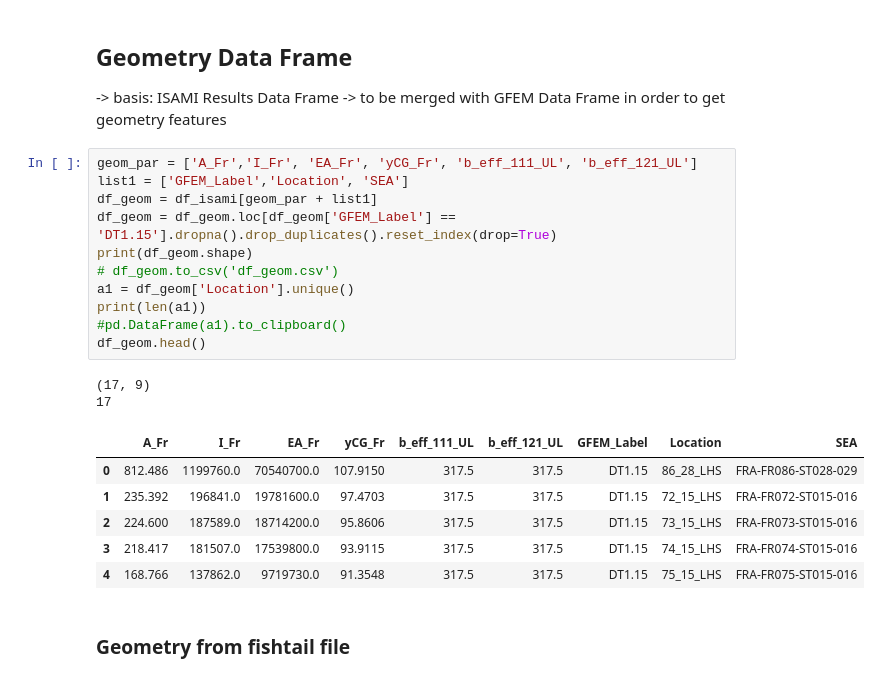
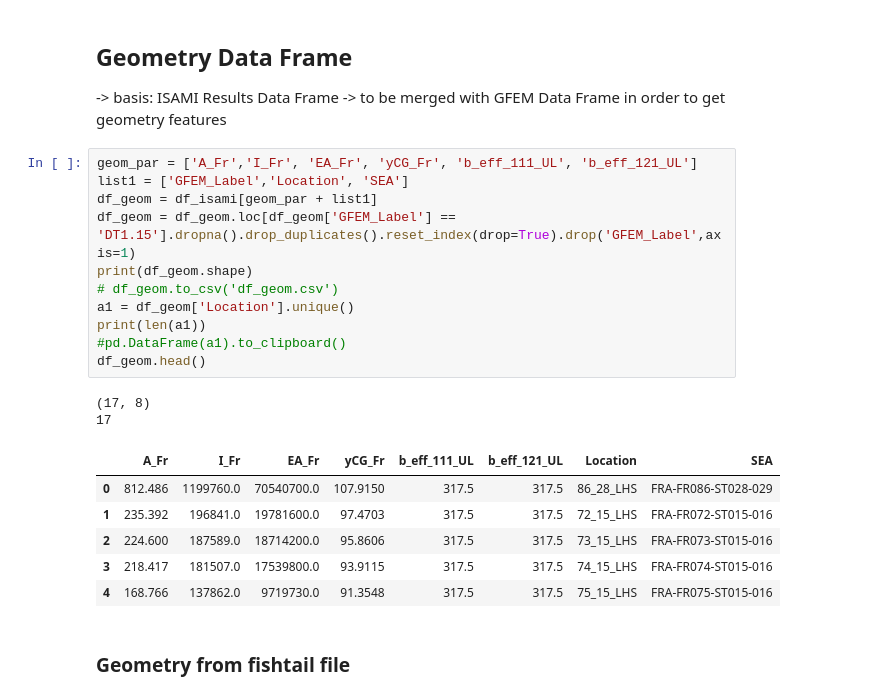
Before and after one commit to DerRuffi/CFA_ML, a Jupyter notebook: 02_CFA_DataW.ipynb, the cells around one changed output. Cells and saved outputs as stored; diff of their text form.

```diff
--- a/02_CFA_DataW.ipynb
+++ b/02_CFA_DataW.ipynb
@@ -236,23 +237,23 @@ df_ele.head()
 # %%
 geom_par = ['A_Fr','I_Fr', 'EA_Fr', 'yCG_Fr', 'b_eff_111_UL', 'b_eff_121_UL']
 list1 = ['GFEM_Label','Location', 'SEA']
 df_geom = df_isami[geom_par + list1]
-df_geom = df_geom.loc[df_geom['GFEM_Label'] == 'DT1.15'].dropna().drop_duplicates().reset_index(drop=True)
+df_geom = df_geom.loc[df_geom['GFEM_Label'] == 'DT1.15'].dropna().drop_duplicates().reset_index(drop=True).drop('GFEM_Label',axis=1)
 print(df_geom.shape)
 # df_geom.to_csv('df_geom.csv')
 a1 = df_geom['Location'].unique()
 print(len(a1))
 #pd.DataFrame(a1).to_clipboard()
 df_geom.head()
 # %% [output]
-(17, 9)
+(17, 8)
 17
-|  | A_Fr | I_Fr | EA_Fr | yCG_Fr | b_eff_111_UL | b_eff_121_UL | GFEM_Label | Location | SEA |
-| 0 | 812.486 | 1199760.0 | 70540700.0 | 107.9150 | 317.5 | 317.5 | DT1.15 | 86_28_LHS | FRA-FR086-ST028-029 |
-| 1 | 235.392 | 196841.0 | 19781600.0 | 97.4703 | 317.5 | 317.5 | DT1.15 | 72_15_LHS | FRA-FR072-ST015-016 |
-| 2 | 224.600 | 187589.0 | 18714200.0 | 95.8606 | 317.5 | 317.5 | DT1.15 | 73_15_LHS | FRA-FR073-ST015-016 |
-| 3 | 218.417 | 181507.0 | 17539800.0 | 93.9115 | 317.5 | 317.5 | DT1.15 | 74_15_LHS | FRA-FR074-ST015-016 |
-| 4 | 168.766 | 137862.0 | 9719730.0 | 91.3548 | 317.5 | 317.5 | DT1.15 | 75_15_LHS | FRA-FR075-ST015-016 |
+|  | A_Fr | I_Fr | EA_Fr | yCG_Fr | b_eff_111_UL | b_eff_121_UL | Location | SEA |
+| 0 | 812.486 | 1199760.0 | 70540700.0 | 107.9150 | 317.5 | 317.5 | 86_28_LHS | FRA-FR086-ST028-029 |
+| 1 | 235.392 | 196841.0 | 19781600.0 | 97.4703 | 317.5 | 317.5 | 72_15_LHS | FRA-FR072-ST015-016 |
+| 2 | 224.600 | 187589.0 | 18714200.0 | 95.8606 | 317.5 | 317.5 | 73_15_LHS | FRA-FR073-ST015-016 |
+| 3 | 218.417 | 181507.0 | 17539800.0 | 93.9115 | 317.5 | 317.5 | 74_15_LHS | FRA-FR074-ST015-016 |
+| 4 | 168.766 | 137862.0 | 9719730.0 | 91.3548 | 317.5 | 317.5 | 75_15_LHS | FRA-FR075-ST015-016 |
 # %% [markdown]
 ### Geometry from fishtail file
 # %%
```
Also changed, not shown: parts of 14 cells of this notebook, 1 other file.
